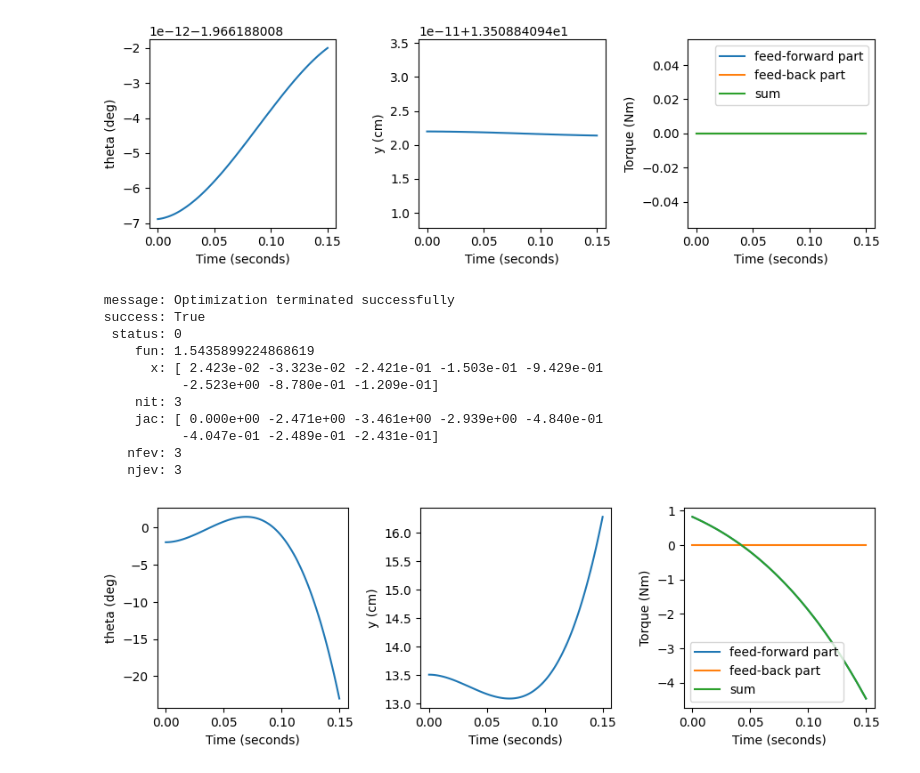
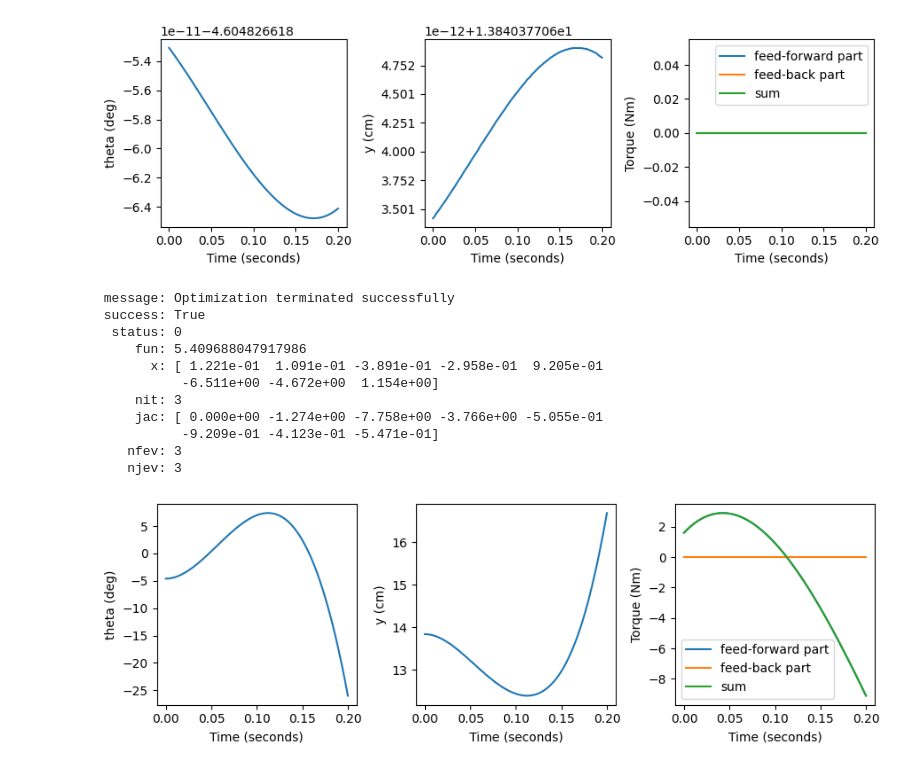
Before and after one commit to JGSuw/hsa_hopper_control, a Jupyter notebook: notebooks/hop_startup_controller.ipynb, the cells around one changed output. Cells and saved outputs as stored; diff of their text form; code cells hidden in the pictures.

Commit message:
commit message before merging updates to HSA model from remote hsa_analysis

```diff
--- a/notebooks/hop_startup_controller.ipynb
+++ b/notebooks/hop_startup_controller.ipynb
@@ -7,7 +7,7 @@ from scipy.optimize import root_scalar
 import yaml
 
 # load hsa potential
-with open('../data/hsa_identification/hsa_model.yaml','r') as f:
+with open('hsa_model.yaml','r') as f:
     potential_attributes = yaml.load(f,yaml.Loader)
 potential = HSAPotential.make_from_dict(potential_attributes)
 psi = 0
@@ -15,30 +15,28 @@ psi = 0
 # coming up with a y coordinate mapping to test this strategy
 L1 = .07
 L2 = .15
-kin_params = KinematicParameters(L1,L2,.3,-.005)
-thetaN = theta_lo = -23*np.pi/180
-tf = .15
+kin_params = KinematicParameters(L1,L2,.3,-.003)
+thetaN = x_lo = -26*np.pi/180
+tf = .2
 dynamics_params = hsa_hopper.dynamics.DynamicsParameters(
-    m=1.3,
-    J=4.49e-3,
-    bx=3.29e-2,
+    m=2.1,
+    J=5e-3,
+    bx=2e-1,
     by=0.,
-    # Kx=2.,
+    # Kx=7.,
     Kx=0,
-    x0=theta_lo,
+    x0=x_lo,
     kinematics=kin_params,
     hsa_potential=potential,
     # hsa_potential=None,
-    psi=0
+    psi=-67.5
 )
 
 # solve for equilibrium angle
 theta1 = root_scalar(
     lambda theta: hsa_hopper.dynamics.evaluate(theta,0,0,dynamics_params),
-    bracket=(20*np.pi/180,-45*np.pi/180)
+    bracket=(-25*np.pi/180,0*np.pi/180)
     ).root
-
-
 
 # now for some boundary conditions
 y = lambda x: forward_kinematics(kin_params,x)[0]
@@ -50,10 +48,10 @@ yN = y(thetaN)
 print(y1)
 print(yN)
 ydot1 = 0
-ydotN = 1.
+ydotN = 1.2
 
-thetadot1 = root_scalar(lambda thetadot: dy(theta1)*thetadot-ydot1, bracket=(-20,20)).root
-thetadotN = root_scalar(lambda thetadot: dy(thetaN)*thetadot-ydotN, bracket=(-20,20)).root
-print(theta1,thetadot1)
-print(thetaN,thetadotN)
+xdot1 = root_scalar(lambda thetadot: dy(theta1)*thetadot-ydot1, bracket=(-20,20)).root
+xdotN = root_scalar(lambda thetadot: dy(thetaN)*thetadot-ydotN, bracket=(-20,20)).root
+print(theta1,xdot1)
+print(thetaN,xdotN)
 # %% [output]
@@ -77,7 +75,7 @@ def euler(x0, dt, steps, dynamics_params):
         t[i] = t[i-1] + dt
     return x,t
 
-x0 = np.array([theta1,thetadot1])
+x0 = np.array([theta1,xdot1])
 x,t = euler(x0,1e-4,int(1e4*tf),dynamics_params)
 plt.plot(t,np.array([y(_x) for _x in x[0,:]]))
 print(np.max([y(_x) for _x in x[0,:]]))
@@ -123,45 +121,45 @@ def make_interp_figure(x_interp, u_interp, dynamics_params):
 
 make_interp_figure(x_interp,u_interp,dynamics_params)
 # %% [output]
-[figure, old version]
+[figure, new version]
 # %%
 # finally apply dynamics constraints
 # z = result.x
 import yaml
 from scipy.optimize import minimize
 z = np.hstack([x_interp.mat.flatten(),u_interp.mat.flatten()])
 bvp = hsa_hopper.collocation.HopBVP(
-    [theta1,thetadot1],
-    [thetaN,thetadotN],
+    [theta1,xdot1],
+    [thetaN,xdotN],
     [-45*np.pi/180,-10],
     [45*np.pi/180,10],
     dynamics_params,
     collo_params
 )
 result = bvp.optimize(z, options = {
     'ftol': 1e-2,
     'maxiter': 20,
     'eps': 1e-6
 })
 print(result)
 
 x_interp = hsa_hopper.collocation.PiecewiseInterpolation(bvp.c_mat,collo_params.tk)
 u_interp = hsa_hopper.collocation.PiecewiseInterpolation(bvp.d_mat,collo_params.tk)
 make_interp_figure(x_interp, u_interp,dynamics_params)
 # plt.savefig('foo.png')
 # %% [output]
  message: Optimization terminated successfully
  success: True
   status: 0
-     fun: 1.5435899224868619
-       x: [ 2.423e-02 -3.323e-02 -2.421e-01 -1.503e-01 -9.429e-01
-           -2.523e+00 -8.780e-01 -1.209e-01]
+     fun: 5.409688047917986
+       x: [ 1.221e-01  1.091e-01 -3.891e-01 -2.958e-01  9.205e-01
+           -6.511e+00 -4.672e+00  1.154e+00]
      nit: 3
-     jac: [ 0.000e+00 -2.471e+00 -3.461e+00 -2.939e+00 -4.840e-01
-           -4.047e-01 -2.489e-01 -2.431e-01]
+     jac: [ 0.000e+00 -1.274e+00 -7.758e+00 -3.766e+00 -5.055e-01
+           -9.209e-01 -4.123e-01 -5.471e-01]
     nfev: 3
     njev: 3
-[figure, old version]
+[figure, new version]
 # %%
 stance_controller = {
     'u_interp': u_interp.attribute_dict(),
```
Also changed, not shown: parts of 3 cells of this notebook, 6 other files.
